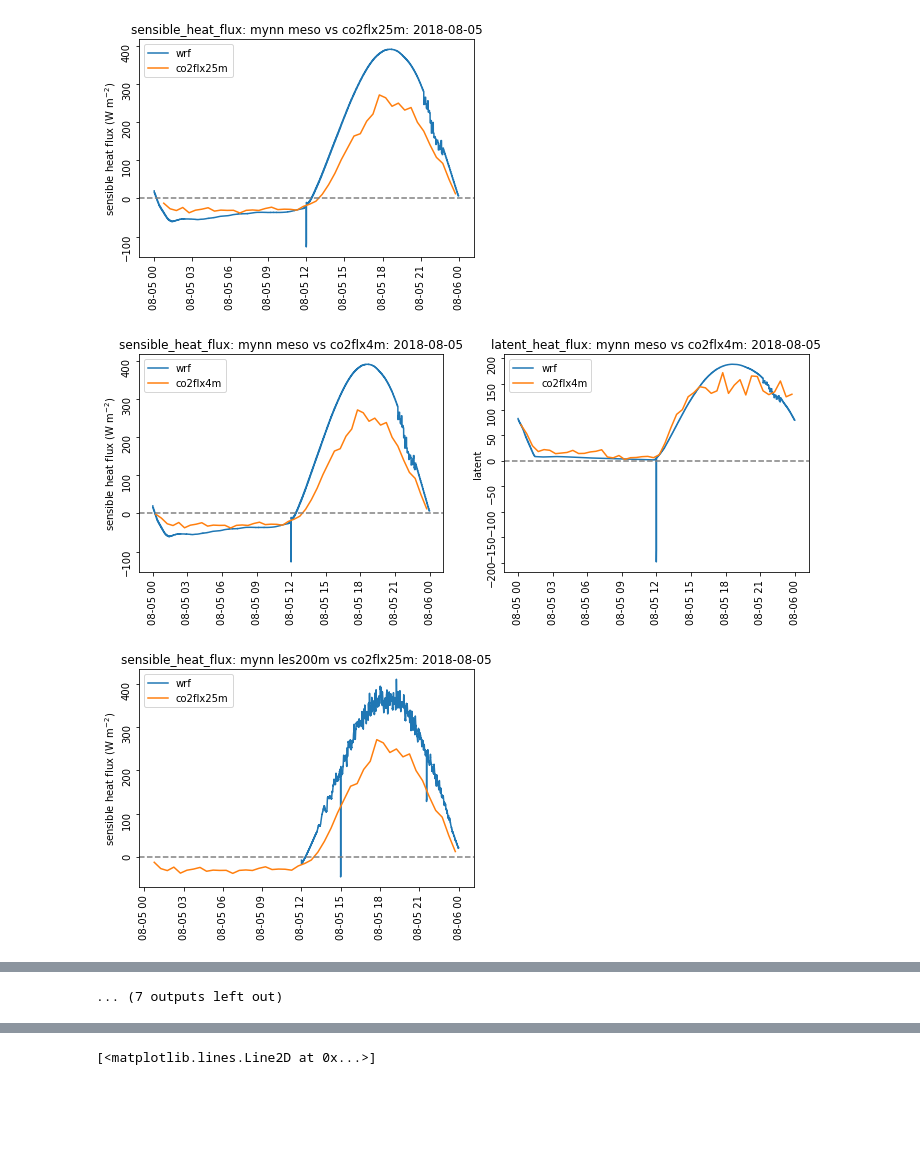
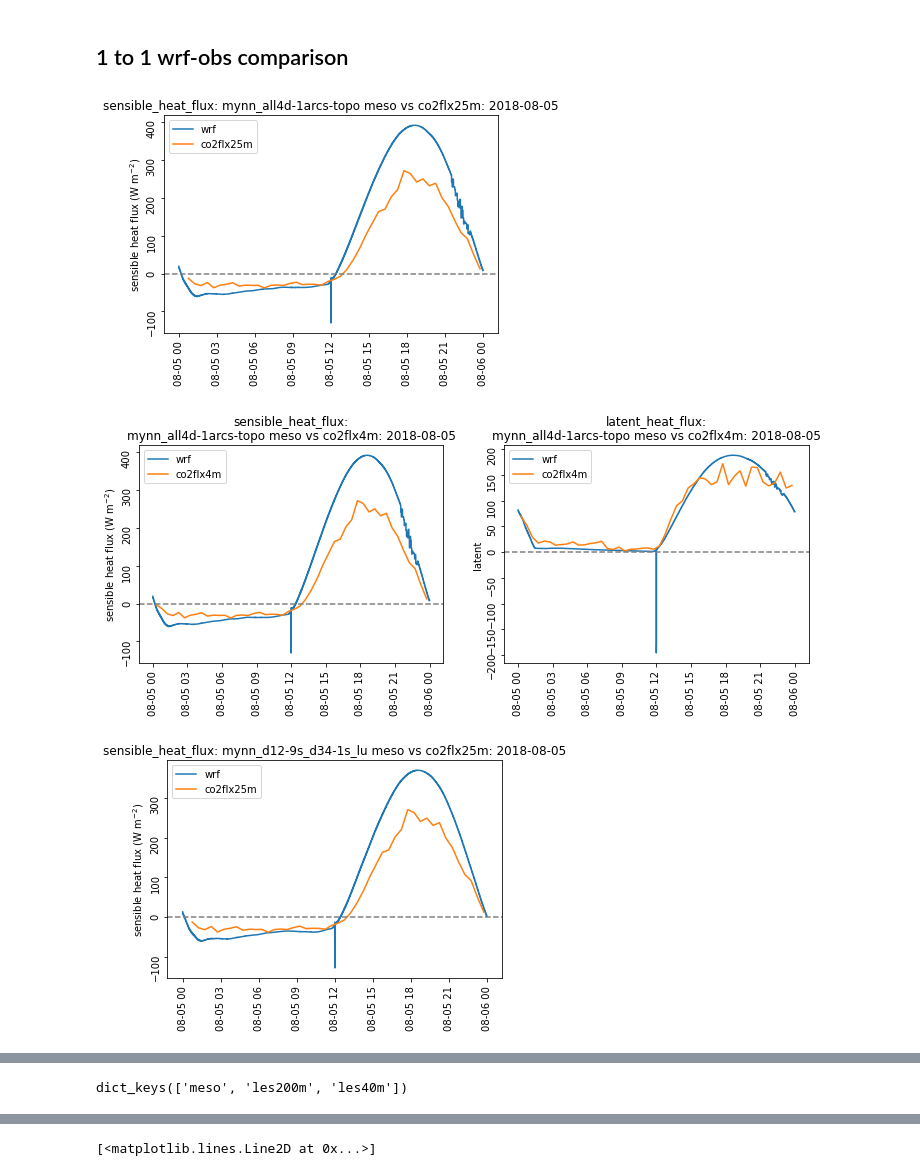
Before and after one commit to joejoeyjoseph/mmc-pnnl-j3, a Jupyter notebook: sgp/eagle/03c_read_j3wrf_meso-les_compare_flux.ipynb, the cells around one changed output, grey strips where cells are left out. Drawn from its saved outputs; the diff is of its cells as text; code cells hidden in the pictures; blank space fills up the shorter version.

Commit message:
add combo flux ts plots

```diff
--- a/sgp/eagle/03c_read_j3wrf_meso-les_compare_flux.ipynb
+++ b/sgp/eagle/03c_read_j3wrf_meso-les_compare_flux.ipynb
@@ -50,0 +133,8 @@ share_height = [4, 25]
+# %%
+eval_date = '2018-08-05'
+
+for row in ['mynn', 'edmf', 'mynn_all4d-1arcs-topo', 'mynn_d12-9s_d34-1s_lu',
+            'mynn_d123-9s_d4-1s_lu', 'mynn_all4d-9arcs_lu']:
+# for row in ['mynn', 'edmf']:
+    for model in sim_dict.keys():
+        plot_flux(eval_date, row, model)
@@ -50,0 +155,6 @@ share_height = [4, 25]
+# %%
+eval_date = '2018-09-01'
+
+for row in ['mynn', 'edmf']:
+    for model in sim_dict.keys():
+        plot_flux(eval_date, row, model)
@@ -50,0 +168,8 @@ share_height = [4, 25]
+# %%
+eval_date = '2018-08-05'
+model = 'meso'
+
+for row in ['mynn']:
+# for row in ['mynn', 'edmf']:
+#     for model in sim_dict.keys():
+    plot_flux(eval_date, row, model)
@@ -51,3 +178,5 @@ share_height = [4, 25]
+# %% [markdown]
+## 1 to 1 wrf-obs comparison
 # %%
 def read_tower_to_ds(tower, wrf_start, dt):
 
@@ -94,7 +223,7 @@ def plot_flux(eval_date, row, model):
         plt.tick_params(labelrotation=90)
         plt.legend()
 
-        plt.savefig('plots_03c/'+eval_date+'_'+row+'_'+model+'_'+wrf_var+'25m.pdf')
+#         plt.savefig('plots_03c/'+eval_date+'_'+row+'_'+model+'_'+wrf_var+'25m.pdf')
 
         plt.show()
 
@@ -107,7 +236,7 @@ def plot_flux(eval_date, row, model):
         ax_i.plot(wrf_ds['datetime'], wrf_ds[var[0]], label='wrf')
         ax_i.plot(co2flx4m_ds['time'], co2flx4m_ds[var[1][0]], label='co2flx4m')
 
-        ax_i.set_title(var[1][0]+': '+row+' '+model+' vs '
+        ax_i.set_title(var[1][0]+':\n'+row+' '+model+' vs '
                        +co2flx4m_ds.platform_id+': '+eval_date)
         ax_i.set_ylabel(var[1][1])
         ax_i.axhline(color='grey', linestyle='--')
@@ -116,20 +245,21 @@ def plot_flux(eval_date, row, model):
 
     p2_txt = '_'.join([str(elem) for elem in list(co2flx4m_dict.keys())])
 
-    plt.savefig('plots_03c/'+eval_date+'_'+row+'_'+model+'_'+p2_txt+'4m.pdf')
+#     plt.savefig('plots_03c/'+eval_date+'_'+row+'_'+model+'_'+p2_txt+'4m.pdf')
 
     plt.show()
 
     return wrf_ds
 # %%
 eval_date = '2018-08-05'
+model = 'meso'
 # for row in ['mynn', 'edmf', 'mynn_1arcs']:
-for row in ['mynn', 'edmf', 'mynn_all4-1arcs', 'mynn_d12-9s_d34-1s',
-            'mynn_d123-9s_d4-1s', 'mynn_all4-9arcs']:
+for row in ['mynn_all4d-1arcs-topo', 'mynn_d12-9s_d34-1s_lu',
+            'mynn_d123-9s_d4-1s_lu', 'mynn_all4d-9arcs_lu']:
 # for row in ['mynn', 'edmf']:
-    for model in sim_dict.keys():
-        plot_flux(eval_date, row, model)
+#     for model in sim_dict.keys():
+    plot_flux(eval_date, row, model)
 # %% [output]
-[figure, old version]
+[figure, new version]
-[figure, old version]
+[figure, new version]
-[figure, old version]
+[figure, new version]
@@ -145 +271,4 @@ for row in ['mynn', 'edmf', 'mynn_all4-1arcs', 'mynn_d12-9s_d34-1s',
-... (7 outputs left out)
+# %%
+sim_dict.keys()
+# %% [output]
+dict_keys(['meso', 'les200m', 'les40m'])
```
Also changed, not shown: parts of 11 cells of this notebook, 24 other files.
